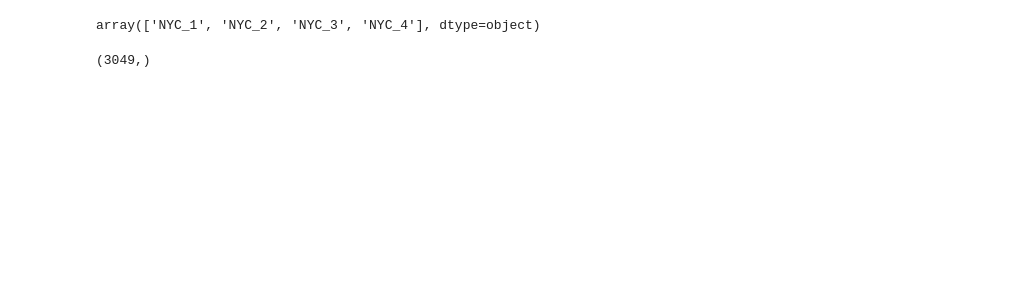
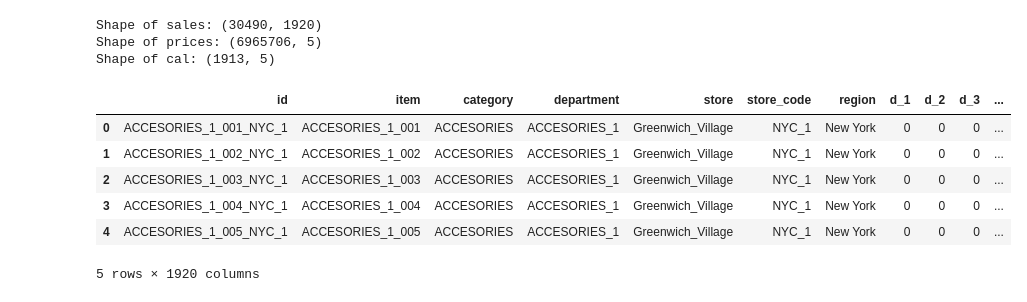
Before and after one commit to JeffAirData/DS-Market, a Jupyter notebook: notebooks/clean.ipynb, the cells around one changed output. Saved outputs shown, nothing was run; the diff lists cells and outputs as text; code cells hidden in the pictures; blank space fills up the shorter version.

```diff
--- a/notebooks/clean.ipynb
+++ b/notebooks/clean.ipynb
@@ -31,10 +0,0 @@ philadelphia = full_data[full_data['region'] == 'Philadelphia']
-# %%
-newyork['store_code'].unique()
-# %% [output]
-array(['NYC_1', 'NYC_2', 'NYC_3', 'NYC_4'], dtype=object)
-# %%
-store = newyork[newyork['store_code'] == 'NYC_1']
-itens = store['item'].unique()
-sales_ranking = store.groupby(['item'])
-# %% [output]
-(3049,)
@@ -40,0 +18,36 @@ sales_ranking = store.groupby(['item'])
+# %%
+#Data Overview
+#3 ficheiros de dados
+prices = pd.read_csv('../data/raw/item_prices.csv')
+sales = pd.read_csv('../data/raw/item_sales.csv')
+cal = pd.read_csv('../data/raw/daily_calendar_with_events.csv')
+
+print("Shape of sales:", sales.shape)
+print("Shape of prices:", prices.shape)
+print("Shape of cal:", cal.shape)
+# %% [output]
+Shape of sales: (30490, 1920)
+Shape of prices: (6965706, 5)
+Shape of cal: (1913, 5)
+# %%
+import pickle
+import pandas as pd
+
+prices = pd.read_csv('../data/raw/item_prices.csv')
+prices.to_pickle('prices_ad.pkl')
+sales = pd.read_csv('../data/raw/item_sales.csv')
+sales.to_pickle('sales_ad.pkl')
+cal = pd.read_csv('../data/raw/daily_calendar_with_events.csv')
+cal.to_pickle('cal_ad.pkl')
+
+#df.to_pickle('filename.pkl')
+# %%
+sales.head()
+# %% [output]
+|  | id | item | category | department | store | store_code | region | d_1 | d_2 | d_3 | ... |
+| 0 | ACCESORIES_1_001_NYC_1 | ACCESORIES_1_001 | ACCESORIES | ACCESORIES_1 | Greenwich_Village | NYC_1 | New York | 0 | 0 | 0 | ... |
+| 1 | ACCESORIES_1_002_NYC_1 | ACCESORIES_1_002 | ACCESORIES | ACCESORIES_1 | Greenwich_Village | NYC_1 | New York | 0 | 0 | 0 | ... |
+| 2 | ACCESORIES_1_003_NYC_1 | ACCESORIES_1_003 | ACCESORIES | ACCESORIES_1 | Greenwich_Village | NYC_1 | New York | 0 | 0 | 0 | ... |
+| 3 | ACCESORIES_1_004_NYC_1 | ACCESORIES_1_004 | ACCESORIES | ACCESORIES_1 | Greenwich_Village | NYC_1 | New York | 0 | 0 | 0 | ... |
+| 4 | ACCESORIES_1_005_NYC_1 | ACCESORIES_1_005 | ACCESORIES | ACCESORIES_1 | Greenwich_Village | NYC_1 | New York | 0 | 0 | 0 | ... |
+5 rows × 1920 columns
```
Also changed, not shown: parts of 49 cells of this notebook.
